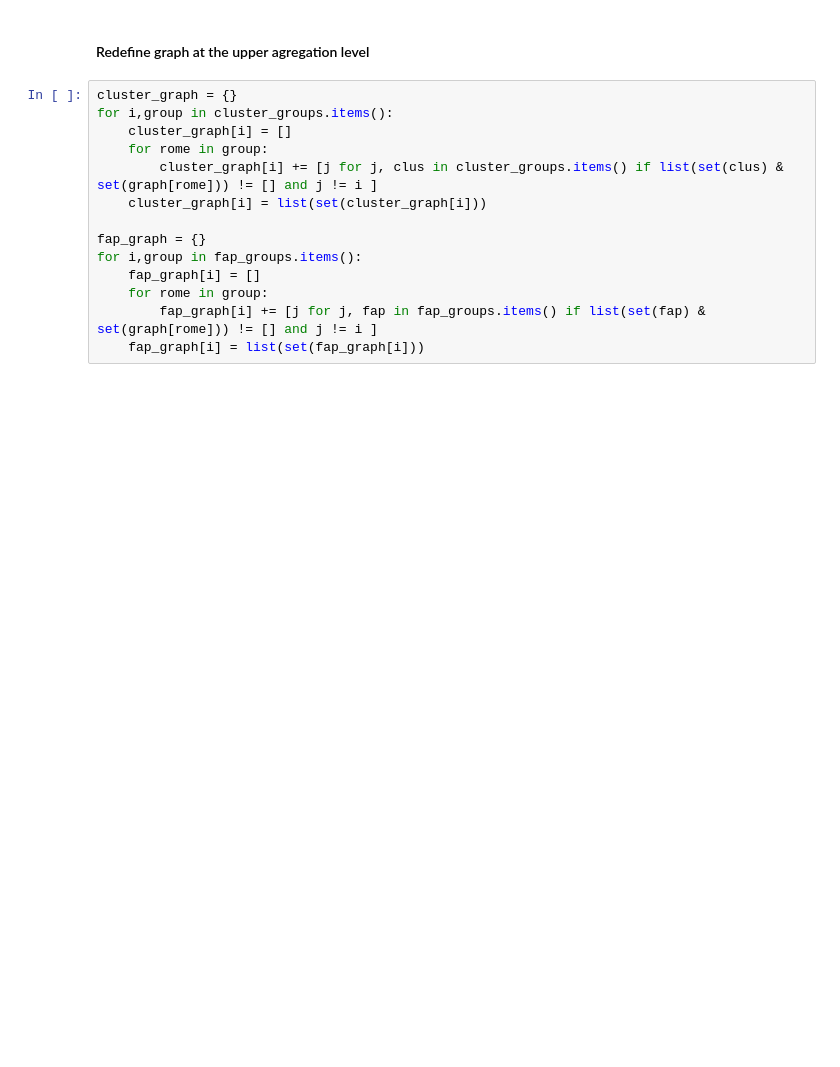
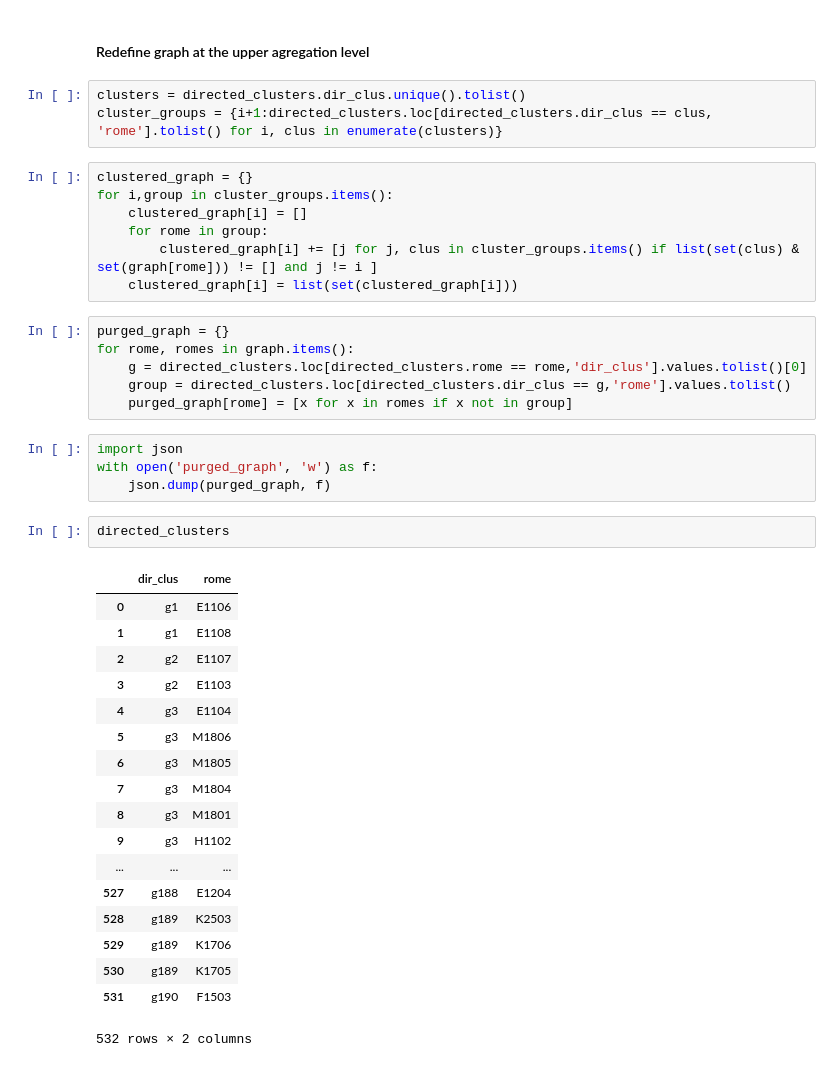
Before and after one commit to thomasszuber/lbb, a Jupyter notebook: rome_to_fap.ipynb, the cells around one changed output. Cells and saved outputs as stored; diff of their text form; blank space fills up the shorter version.

Commit message:
cleaned cluster

```diff
--- a/rome_to_fap.ipynb
+++ b/rome_to_fap.ipynb
@@ -135,16 +137,43 @@ cluster_groups = {i:tree.loc[tree.dir_clus == clus, 'rome'].tolist() for i, clus
 # %% [markdown]
 #### Redefine graph at the upper agregation level
+# %%
+clusters = directed_clusters.dir_clus.unique().tolist()
+cluster_groups = {i+1:directed_clusters.loc[directed_clusters.dir_clus == clus, 'rome'].tolist() for i, clus in enumerate(clusters)}
 # %%
-cluster_graph = {}
+clustered_graph = {}
 for i,group in cluster_groups.items():
-    cluster_graph[i] = []
+    clustered_graph[i] = []
     for rome in group:
-        cluster_graph[i] += [j for j, clus in cluster_groups.items() if list(set(clus) & set(graph[rome])) != [] and j != i ]
-    cluster_graph[i] = list(set(cluster_graph[i]))
-
-fap_graph = {}
-for i,group in fap_groups.items():
-    fap_graph[i] = []
-    for rome in group:
-        fap_graph[i] += [j for j, fap in fap_groups.items() if list(set(fap) & set(graph[rome])) != [] and j != i ]
-    fap_graph[i] = list(set(fap_graph[i]))
+        clustered_graph[i] += [j for j, clus in cluster_groups.items() if list(set(clus) & set(graph[rome])) != [] and j != i ]
+    clustered_graph[i] = list(set(clustered_graph[i]))
+# %%
+purged_graph = {}
+for rome, romes in graph.items():
+    g = directed_clusters.loc[directed_clusters.rome == rome,'dir_clus'].values.tolist()[0]
+    group = directed_clusters.loc[directed_clusters.dir_clus == g,'rome'].values.tolist()
+    purged_graph[rome] = [x for x in romes if x not in group]
+# %%
+import json
+with open('purged_graph', 'w') as f:
+    json.dump(purged_graph, f)
+# %%
+directed_clusters
+# %% [output]
+|  | dir_clus | rome |
+| 0 | g1 | E1106 |
+| 1 | g1 | E1108 |
+| 2 | g2 | E1107 |
+| 3 | g2 | E1103 |
+| 4 | g3 | E1104 |
+| 5 | g3 | M1806 |
+| 6 | g3 | M1805 |
+| 7 | g3 | M1804 |
+| 8 | g3 | M1801 |
+| 9 | g3 | H1102 |
+| ... | ... | ... |
+| 527 | g188 | E1204 |
+| 528 | g189 | K2503 |
+| 529 | g189 | K1706 |
+| 530 | g189 | K1705 |
+| 531 | g190 | F1503 |
+532 rows × 2 columns
```
Also changed, not shown: parts of 4 cells of this notebook, 1 other file.
